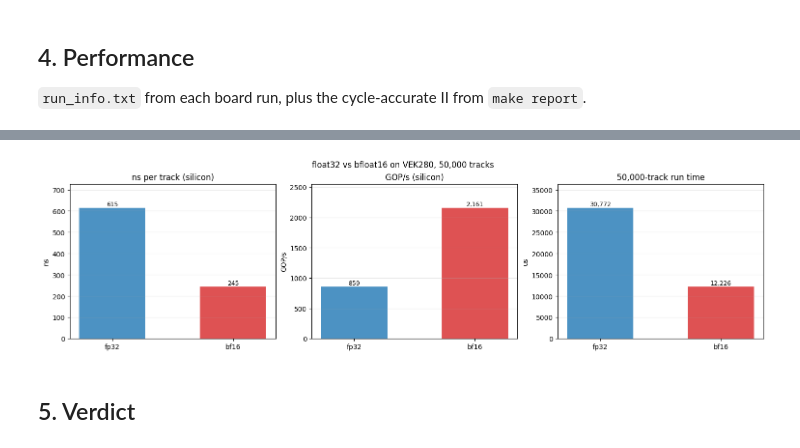
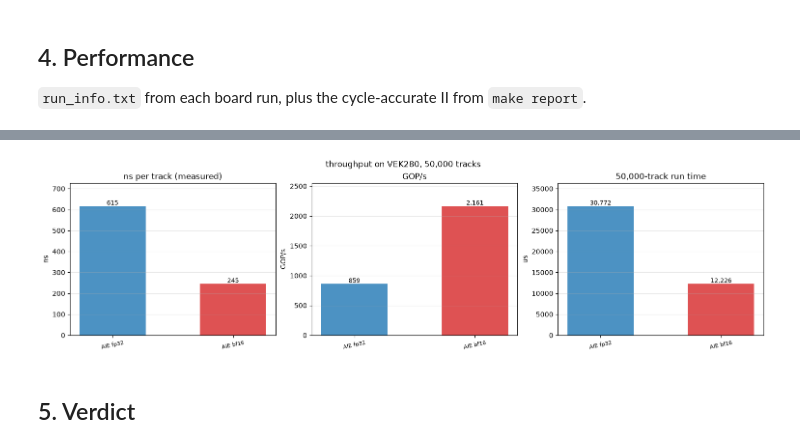
Before and after one commit to AkshayMalige/rtda_demo, a Jupyter notebook: analysis/rtda_compare.ipynb, the cells around one changed output, grey strips where cells are left out. Saved outputs shown, nothing was run; the diff lists cells and outputs as text; code cells hidden in the pictures.

```diff
--- a/analysis/rtda_compare.ipynb
+++ b/analysis/rtda_compare.ipynb
@@ -343,23 +483,41 @@ effect is visible in the per-port report, where the event tail became the slowes
 # %%
-fig, ax = plt.subplots(1, 3, figsize=(15, 4), constrained_layout=True)
-labels = ['fp32', 'bf16']
-x = np.arange(2)
-for k, (key, title, unit) in enumerate([('hw_ns', 'ns per track (silicon)', 'ns'),
-                                        ('gops', 'GOP/s (silicon)', 'GOP/s'),
-                                        ('exec_us', '50,000-track run time', 'us')]):
-    vals = [perf[p][key] for p in labels]
-    bars = ax[k].bar(x, vals, color=[COL[p] for p in labels], alpha=.8, width=.55)
-    ax[k].set_xticks(x); ax[k].set_xticklabels(labels)
-    ax[k].set_ylabel(unit); ax[k].set_title(title); ax[k].grid(alpha=.3, axis='y')
-    for bar, v in zip(bars, vals):
-        ax[k].text(bar.get_x() + bar.get_width()/2, v, f'{v:,.0f}',
-                   ha='center', va='bottom', fontsize=9)
-    ax[k].set_ylim(0, max(vals) * 1.18)
-fig.suptitle('float32 vs bfloat16 on VEK280, 50,000 tracks', fontsize=12)
-fig.savefig(OUTD / 'bf16_performance.png', dpi=140, bbox_inches='tight')
-plt.show()
+# Only the implementations that actually have a measured number; a bar chart
+# with a nan in it silently drops the axis limits.
+have = [i for i in IMPLS if perf[i]['hw_ns'] == perf[i]['hw_ns']]
+if not have:
+    print('no measured throughput yet -- run a board build')
+else:
+    panels = [('hw_ns', 'ns per track (measured)', 'ns')]
+    if any(perf[i]['gops'] == perf[i]['gops'] for i in have):
+        panels.append(('gops', 'GOP/s', 'GOP/s'))
+    panels.append(('exec_us', '50,000-track run time', 'us'))
+
+    fig, ax = plt.subplots(1, len(panels), figsize=(5 * len(panels), 4),
+                           constrained_layout=True, squeeze=False)
+    ax = ax[0]
+    x = np.arange(len(have))
+    for k, (key, title, unit) in enumerate(panels):
+        vals = [perf[i][key] for i in have]
+        bars = ax[k].bar(x, vals, color=[COL[i] for i in have], alpha=.8, width=.55)
+        ax[k].set_xticks(x)
+        ax[k].set_xticklabels([LABEL[i] for i in have], fontsize=8, rotation=12)
+        ax[k].set_ylabel(unit); ax[k].set_title(title); ax[k].grid(alpha=.3, axis='y')
+        for bar, v in zip(bars, vals):
+            if v == v:
+                ax[k].text(bar.get_x() + bar.get_width()/2, v, f'{v:,.0f}',
+                           ha='center', va='bottom', fontsize=9)
+        finite = [v for v in vals if v == v]
+        if finite:
+            ax[k].set_ylim(0, max(finite) * 1.18)
+        # ns/track spans ~4 orders between the AIE and the PL; a linear axis
+        # would render the AIE bars as invisible slivers.
+        if finite and max(finite) / min(finite) > 50:
+            ax[k].set_yscale('log'); ax[k].set_ylim(min(finite) * .5, max(finite) * 3)
+    fig.suptitle('throughput on VEK280, 50,000 tracks', fontsize=12)
+    fig.savefig(OUTD / 'performance.png', dpi=140, bbox_inches='tight')
+    plt.show()
 # %% [output]
-[figure, old version]
+[figure, new version]
 # %% [markdown]
 ## 5. Verdict
 # %%
```
Also changed, not shown: parts of 9 cells of this notebook, 6 other files.
